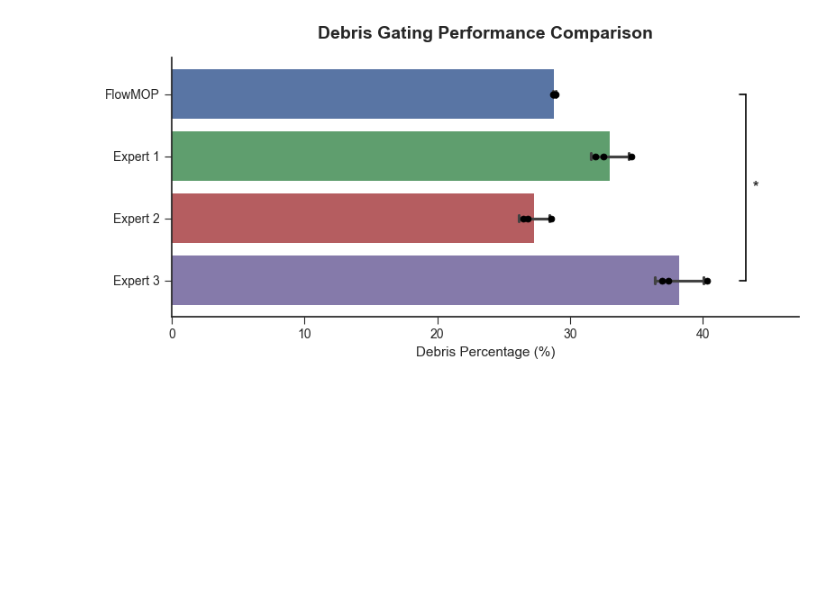
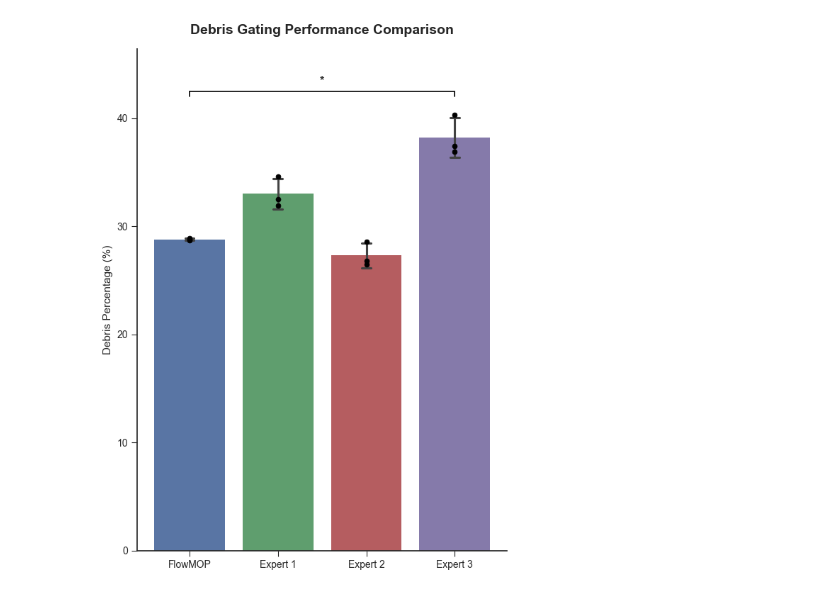
Before and after one commit to 1ordinateur/FlowMOP, a Jupyter notebook: fig_2_csv_analysis/fig_2_debris.ipynb, the cells around one changed output. Saved outputs shown, nothing was run; the diff lists cells and outputs as text; code cells hidden in the pictures; blank space fills up the shorter version.

```diff
--- a/fig_2_csv_analysis/fig_2_debris.ipynb
+++ b/fig_2_csv_analysis/fig_2_debris.ipynb
@@ -89,7 +89,7 @@ for i, time in enumerate(debris_data):
     debris_data[i] = parse_filenames(time).sort_values(by="sample").reset_index(drop=True)
 
 overall_counts = debris_data[0]["Count"]
-initial_sample1 = debris_data[0]["sample1 | Freq. of Parent (%)"]
+initial_sample = debris_data[0]["sample1 | Freq. of Parent (%)"]
 debris_data[0]["Count"] = overall_counts * debris_data[0]["passeddebris subset | Freq. of Parent (%)"]/100
 debris_data[0].drop(
     columns=["Unnamed: 7", "sample1 | Freq. of Parent (%)",
@@ -107,3 +107,20 @@ debris_data[1] = debris_data[1].rename(columns={
 combined_debris = pd.concat([debris_data[0], debris_data[1]])
 combined_debris_samplewise = combined_debris[combined_debris["method"] == "samplewise"]
 combined_debris_groupwise = combined_debris[combined_debris["method"] == "groupwise"]
+# %%
+flowmop_data = combined_debris[combined_debris['sampler'] == 'flowmop']
+from scipy import stats
+
+# Perform paired t-test between initial_sample and flowmop_data debris
+t_stat, p_value = stats.ttest_rel(initial_sample, flowmop_data['debris'])
+
+print(f"Paired t-test results:")
+print(f"t-statistic: {t_stat:.4f}")
+print(f"p-value: {p_value:.4f}")
+
+# Print summary statistics for context
+print(f"\nSummary statistics:")
+print(f"Initial sample mean: {initial_sample.mean():.2f}")
+print(f"FlowMOP debris mean: {flowmop_data['debris'].mean():.2f}")
+print(f"Initial sample std: {initial_sample.std():.2f}")
+print(f"FlowMOP debris std: {flowmop_data['debris'].std():.2f}")
@@ -134,17 +161,17 @@ n_tests = len(p_values)
 
 # --- Publication-Style Plotting with Significance Connectors ---
 
-# 1. Use a cleaner style and a smaller figure size
+# 1. Use a cleaner style and adjust figure size for vertical orientation
 plt.style.use('seaborn-v0_8-ticks')
-fig, ax = plt.subplots(figsize=(8, 4))
+fig, ax = plt.subplots(figsize=(6, 8))
 
 order = ['FlowMOP', 'Expert 1', 'Expert 2', 'Expert 3']
 palette = ['#4c72b0', '#55a868', '#c44e52', '#8172b2']
 
-# 2. Bar plot with standard deviation error bars
+# 2. Bar plot with standard deviation error bars (vertical orientation)
 sns.barplot(
-    x='debris',
-    y='sampler_anonymized',
+    x='sampler_anonymized',
+    y='debris',
     data=plot_df,
     order=order,
     palette=palette,
@@ -153,10 +180,10 @@ sns.barplot(
     ax=ax
 )
 
-# 3. Stripplot for individual data points
+# 3. Stripplot for individual data points (vertical orientation)
 sns.stripplot(
-    x='debris',
-    y='sampler_anonymized',
+    x='sampler_anonymized',
+    y='debris',
     data=plot_df,
     order=order,
     color='black',
@@ -169,14 +196,14 @@ sns.stripplot(
 
 # 4. Refine titles and labels
 ax.set_title('Debris Gating Performance Comparison', fontsize=14, weight='bold', pad=15)
-ax.set_xlabel('Debris Percentage (%)', fontsize=11)
-ax.set_ylabel('')
+ax.set_xlabel('')
+ax.set_ylabel('Debris Percentage (%)', fontsize=11)
 ax.tick_params(axis='both', which='major', labelsize=10)
 sns.despine()
 
-# 5. Add significance annotations with connecting bars
-def add_significance_bar(y1, y2, p_corrected, x_pos, ax):
-    """Draws a significance bar between two y-levels if p < 0.05."""
+# 5. Add significance annotations with connecting bars (adjusted for vertical orientation)
+def add_significance_bar(x1, x2, p_corrected, y_pos, ax):
+    """Draws a significance bar between two x-levels if p < 0.05."""
     if p_corrected >= 0.05:
         return
 
@@ -187,39 +214,39 @@ def add_significance_bar(y1, y2, p_corrected, x_pos, ax):
 
     tick_len = 0.5
 
-    # Draw vertical connector
-    ax.plot([x_pos, x_pos], [y1, y2], c='k', lw=1.2)
-    # Draw top horizontal tick
-    ax.plot([x_pos - tick_len, x_pos], [y1, y1], c='k', lw=1.2)
-    # Draw bottom horizontal tick
-    ax.plot([x_pos - tick_len, x_pos], [y2, y2], c='k', lw=1.2)
+    # Draw horizontal connector
+    ax.plot([x1, x2], [y_pos, y_pos], c='k', lw=1.2)
+    # Draw left vertical tick
+    ax.plot([x1, x1], [y_pos - tick_len, y_pos], c='k', lw=1.2)
+    # Draw right vertical tick
+    ax.plot([x2, x2], [y_pos - tick_len, y_pos], c='k', lw=1.2)
 
     # Add significance text
-    ax.text(x_pos + tick_len, (y1 + y2) / 2, s_text,
-            va='center', ha='left', fontsize=12, weight='bold')
+    ax.text((x1 + x2) / 2, y_pos + tick_len, s_text,
+            va='bottom', ha='center', fontsize=12, weight='bold')
 
-# Calculate position for annotation bars to be to the right of the plot
-max_x = 0
+# Calculate position for annotation bars to be above the plot
+max_y = 0
 for p in ax.patches:
-    mean_val = p.get_width()
+    mean_val = p.get_height()
     # Find std for the corresponding group
-    group_name = order[int(p.get_y() + 0.5)]
+    group_name = order[int(p.get_x())]
     std_val = plot_df[plot_df['sampler_anonymized'] == group_name]['debris'].std()
-    max_x = max(max_x, mean_val + std_val)
+    max_y = max(max_y, mean_val + std_val)
 
-bar_x_pos = max_x * 1.08  # Start position for the first annotation
-x_increment = max_x * 0.1 # Space between subsequent annotations
+bar_y_pos = max_y * 1.08  # Start position for the first annotation
+y_increment = max_y * 0.1 # Space between subsequent annotations
 
-y_flowmop = order.index('FlowMOP')
+x_flowmop = order.index('FlowMOP')
 for expert in order[1:]:
     p_corrected = min(p_values[expert] * n_tests, 1.0)
     if p_corrected < 0.05:
-        y_expert = order.index(expert)
-        add_significance_bar(y_flowmop, y_expert, p_corrected, bar_x_pos, ax)
-        bar_x_pos += x_increment # Move next bar to the right
+        x_expert = order.index(expert)
+        add_significance_bar(x_flowmop, x_expert, p_corrected, bar_y_pos, ax)
+        bar_y_pos += y_increment # Move next bar up
 
 # Adjust plot limits and layout
-ax.set_xlim(right=bar_x_pos)
+ax.set_ylim(top=bar_y_pos)
 plt.tight_layout()
 plt.show()
 # %% [output]
@@ -227,6 +254,6 @@ Passing `palette` without assigning `hue` is deprecated and will be removed in v
 
   sns.barplot(
-[figure, old version]
+[figure, new version]
 # %%
 import matplotlib.pyplot as plt
 import seaborn as sns
```
Also changed, not shown: parts of 3 cells of this notebook, 4 other files.
